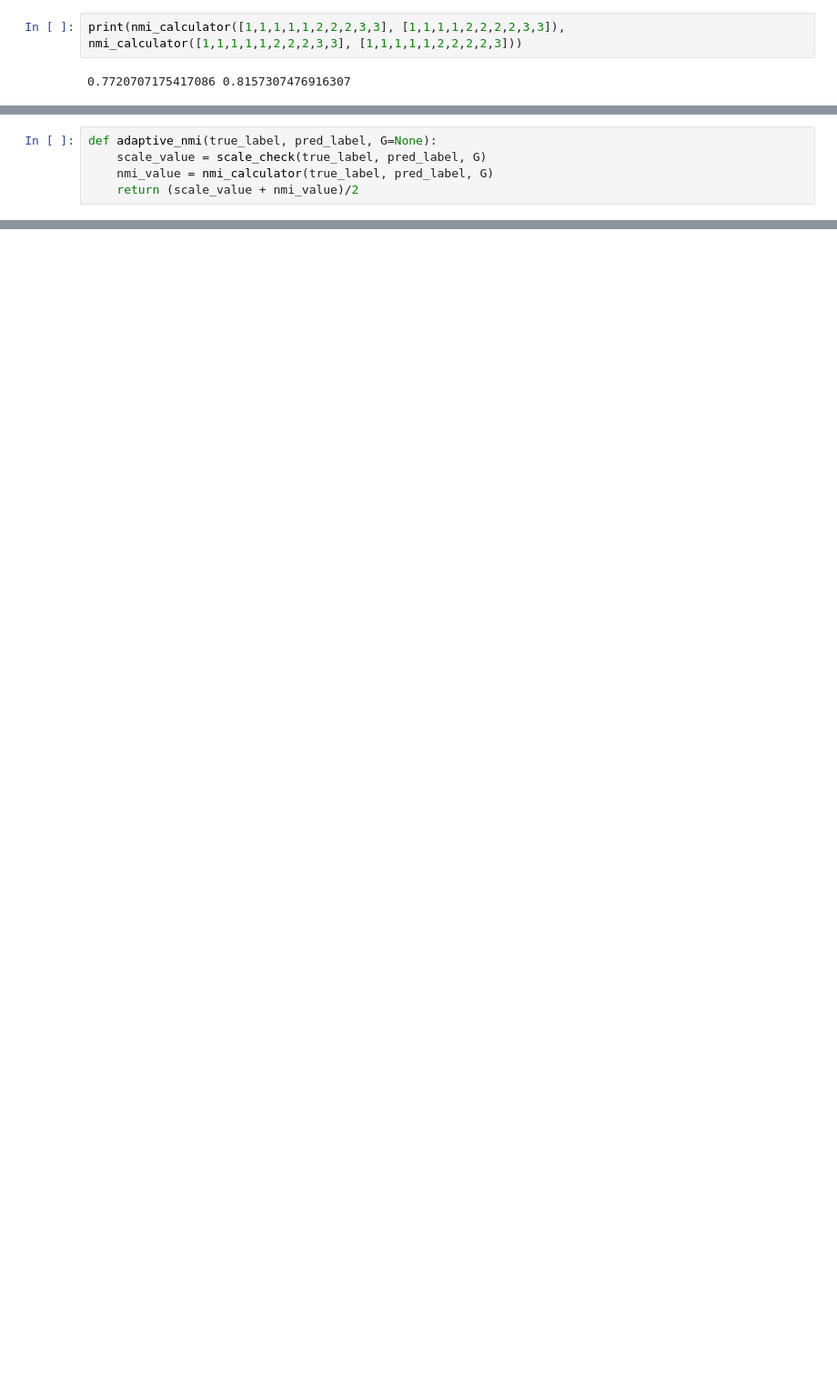
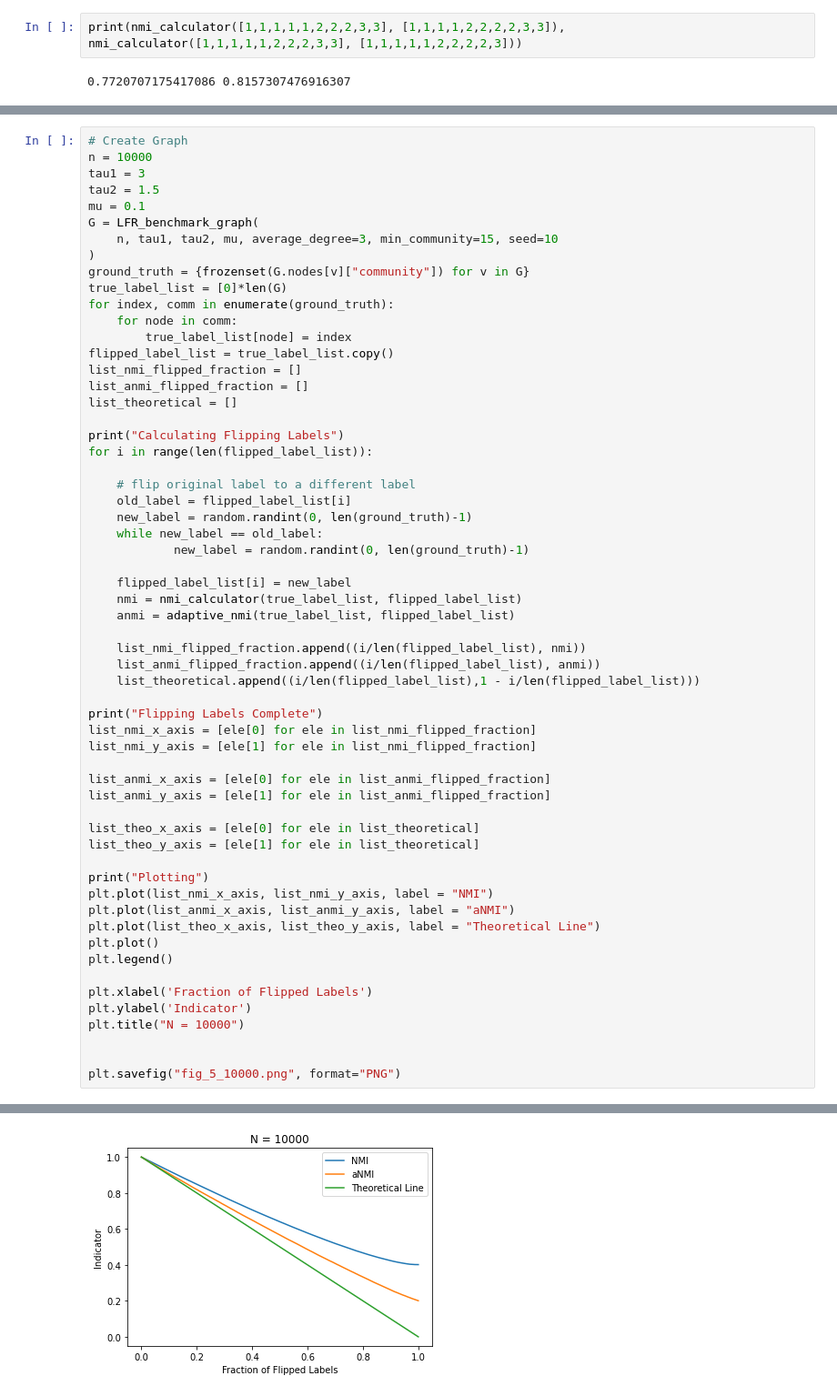
Before and after one commit to user0857/Dissertation, a Jupyter notebook: Community Detection Demo.ipynb, the cells around one changed output, grey strips where cells are left out. Shown at 91% size. Drawn from its saved outputs; the diff is of its cells as text; blank space fills up the shorter version.

```diff
--- a/Community Detection Demo.ipynb
+++ b/Community Detection Demo.ipynb
@@ -322,5 +428,0 @@ def scale_check(true_label, pred_label, G=None):
-# %%
-def adaptive_nmi(true_label, pred_label, G=None):
-    scale_value = scale_check(true_label, pred_label, G)
-    nmi_value = nmi_calculator(true_label, pred_label, G)
-    return (scale_value + nmi_value)/2
@@ -406,0 +479,60 @@ Partition via the method is:
+# %%
+# Create Graph
+n = 10000
+tau1 = 3
+tau2 = 1.5
+mu = 0.1
+G = LFR_benchmark_graph(
+    n, tau1, tau2, mu, average_degree=3, min_community=15, seed=10
+)
+ground_truth = {frozenset(G.nodes[v]["community"]) for v in G}
+true_label_list = [0]*len(G)
+for index, comm in enumerate(ground_truth):
+    for node in comm:
+        true_label_list[node] = index
+flipped_label_list = true_label_list.copy()
+list_nmi_flipped_fraction = []
+list_anmi_flipped_fraction = []
+list_theoretical = []
+
+print("Calculating Flipping Labels")
+for i in range(len(flipped_label_list)):
+
+    # flip original label to a different label
+    old_label = flipped_label_list[i]
+    new_label = random.randint(0, len(ground_truth)-1)
+    while new_label == old_label:
+            new_label = random.randint(0, len(ground_truth)-1)
+
+    flipped_label_list[i] = new_label
+    nmi = nmi_calculator(true_label_list, flipped_label_list)
+    anmi = adaptive_nmi(true_label_list, flipped_label_list)
+
+    list_nmi_flipped_fraction.append((i/len(flipped_label_list), nmi))
+    list_anmi_flipped_fraction.append((i/len(flipped_label_list), anmi))
+    list_theoretical.append((i/len(flipped_label_list),1 - i/len(flipped_label_list)))
+
+print("Flipping Labels Complete")
+list_nmi_x_axis = [ele[0] for ele in list_nmi_flipped_fraction]
+list_nmi_y_axis = [ele[1] for ele in list_nmi_flipped_fraction]
+
+list_anmi_x_axis = [ele[0] for ele in list_anmi_flipped_fraction]
+list_anmi_y_axis = [ele[1] for ele in list_anmi_flipped_fraction]
+
+list_theo_x_axis = [ele[0] for ele in list_theoretical]
+list_theo_y_axis = [ele[1] for ele in list_theoretical]
+
+print("Plotting")
+plt.plot(list_nmi_x_axis, list_nmi_y_axis, label = "NMI")
+plt.plot(list_anmi_x_axis, list_anmi_y_axis, label = "aNMI")
+plt.plot(list_theo_x_axis, list_theo_y_axis, label = "Theoretical Line")
+plt.plot()
+plt.legend()
+
+plt.xlabel('Fraction of Flipped Labels')
+plt.ylabel('Indicator')
+plt.title("N = 10000")
+
+
+plt.savefig("fig_5_10000.png", format="PNG")
+# %% [output]
@@ -406,0 +542 @@ Partition via the method is:
+[figure, added]
```
Also changed, not shown: parts of 89 cells of this notebook.
